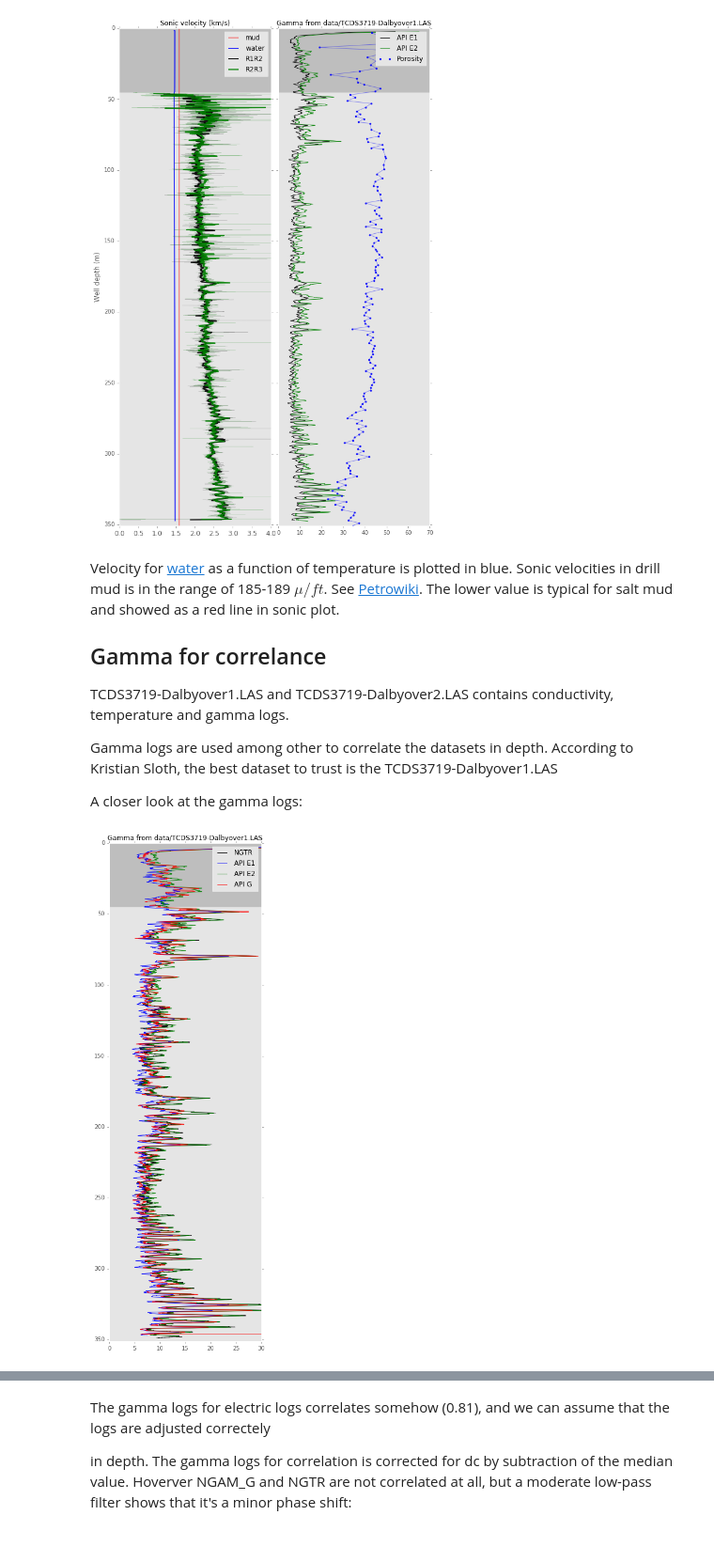
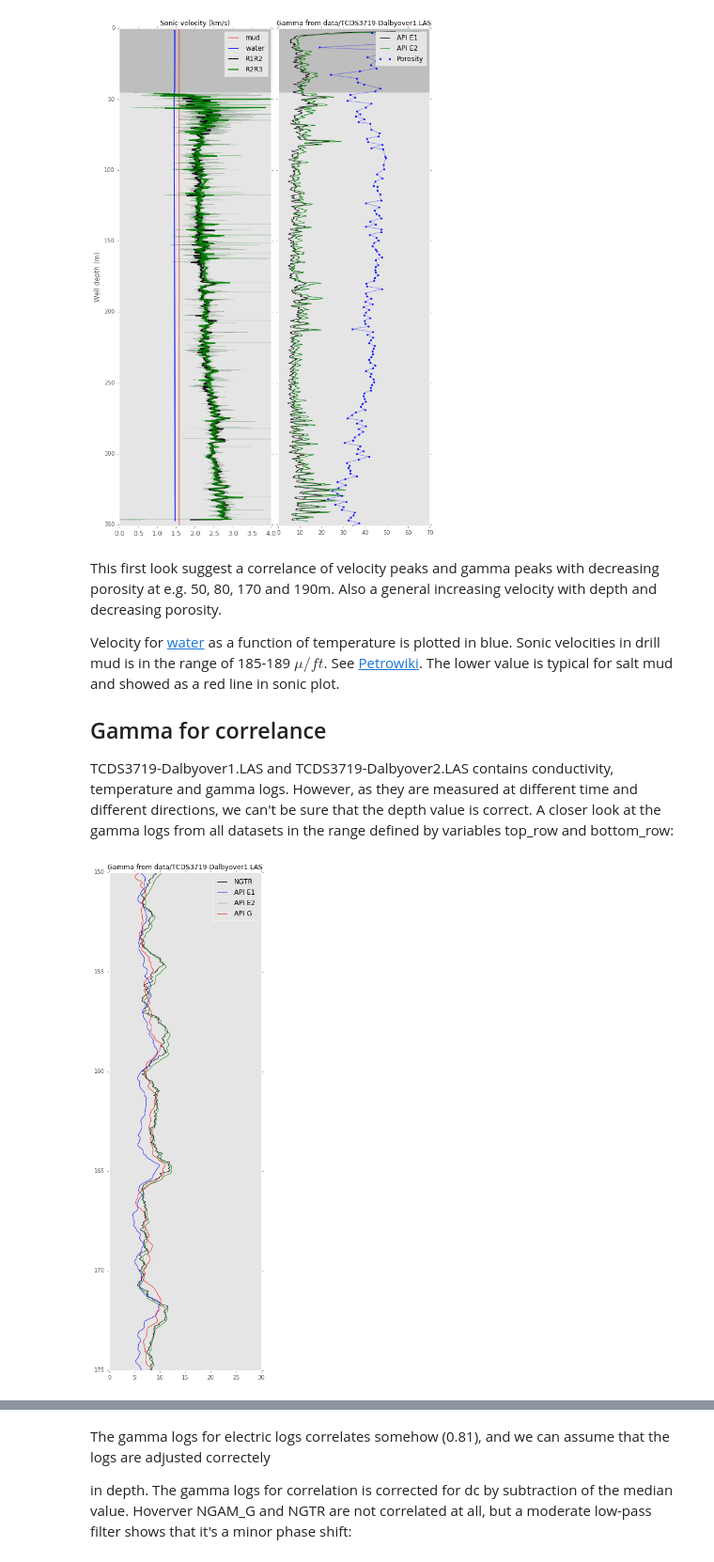
Before and after one commit to TobbeTripitaka/Dalbyover, a Jupyter notebook: Dalbyover sonic log.ipynb, the cells around one changed output, grey strips where cells are left out. Shown at 94% size. Saved outputs shown, nothing was run; the diff lists cells and outputs as text; code cells hidden in the pictures.

```diff
--- a/Dalbyover sonic log.ipynb
+++ b/Dalbyover sonic log.ipynb
@@ -15,3 +1,25 @@ Instructions:
+# %%
+# Dalbyover 59.459
+
+## Introduction
+This report with Python/pandas script is based on data from the drilling at Dalbyobver in Jutland, Denmark and iPython notebook. The report is a tutorial of how various data is imported into a dataframe for further imaging and processing. The data is tested and filters are constructed.
+
+Wireline logs originates from a number of measurements and it appears clear that they are not entirely adjusted in depth. Gamma data is used to depth match the datasets based on the most relyable dataset. I introduce a method of cross-correlance of the whole dataset, but also how the data can be divided in _depth slices_.
+
+Kristian Sloth had more information of the the data acquisition:
+
+<blockquote>In [the] data set I have performed depth correction based on the strong gamma peaks in the lower part of the well, and using TCDS3719-Dalbyover1 as the reference because we know for certain that this well log was recorded from ground level. I had to adjust TRGS8068-Dalbyover4 up by 69 cm and TRGS8068-Dalbyover5 up by 7 cm. After depth correction I merged the two files at 113,68 m depth where their gamma values coincided.</blockquote>
+
+Some convertions are discussed and applied on the data.Resistivity data is temperature-corrected and permeability is converted to Klinkenberg.
+
+Finally the data is compared and formation factor is calculated and discussed briefly.
+
+The interest in the dataset from my point of wiew, started with an aim of createing a better velocity model to use for NMO of reflection seismic data, and possible correlation of S and P-wave seismics. However, the upper 40m, the most interesting depths for us, is unfortunately missing. The well needed a steel casting to not collaps and sonic logs are not correct.
+
+## Import Python modules and packages
+
+A number of modules are used in this small project. Pandas is a data analyst package the resemblance R. Data is stored in dataframes, an array with named columns and rows. Numpy is a fast matrix format, matplotlib is used for plotting. A few scipy functions are aslo used for curve-fitting.
+_%matplotlib inline_ forces Jupyter to generate plots inline fith markup texts and code. A few matplotlib parameters are set, _plt.style.use('ggplot')_ sets a nice style to the plots and a standard size is also specified.
 # %%
 #Plot in document
 %matplotlib inline
@@ -290,39 +307,36 @@ plt.show()
 # %% [output]
 [figure]
 # %% [markdown]
+This first look suggest a correlance of velocity peaks and gamma peaks with decreasing porosity at e.g. 50, 80, 170 and 190m. Also a general increasing velocity with depth and decreasing porosity.
+
 Velocity for [water](http://www.sciencedirect.com/science/article/pii/S030156299800091X) as a function of temperature is plotted in blue.
 Sonic velocities in drill mud is in the range of 185-189 $\mu/ ft$. See [Petrowiki](http://petrowiki.org/Porosity_evaluation_with_acoustic_logging). The lower value is typical for salt mud and showed as a red line in sonic plot.
 
 ## Gamma for correlance
-TCDS3719-Dalbyover1.LAS and TCDS3719-Dalbyover2.LAS contains conductivity, temperature and gamma logs.
-
-Gamma logs are used among other to correlate the datasets in depth. According to Kristian Sloth, the best dataset to trust is the  TCDS3719-Dalbyover1.LAS
-
-A closer look at the gamma logs:
+TCDS3719-Dalbyover1.LAS and TCDS3719-Dalbyover2.LAS contains conductivity, temperature and gamma logs. However, as they are measured at different time and different directions, we can't be sure that the depth value is correct.
+A closer look at the gamma logs from all datasets in the range defined by variables top_row and bottom_row:
 # %%
 fig = plt.figure(figsize=(10,16))
 fig.subplots_adjust(wspace=0.05)
 
-top_row = 0
-bottom_row = 351
+top_row = 150
+bottom_row = 175
 
 # Plot gamma
 ax0 = plt.subplot(122, sharey=ax1)
 plt.title('Gamma from %s'%in_electric[0], fontsize = 12)
 well_plot(smooth_filter(data['NGTR'],101), lw=0.9, color ='black', label='NGTR')
 well_plot(smooth_filter(data['NGAM_E1'],101), lw=0.9, color ='blue', label='API E1')
 well_plot(smooth_filter(data['NGAM_E2'],101), lw=0.9, color ='green', label='API E2')
 well_plot(smooth_filter(data['NGAM_G'],101), lw=0.9, color ='red', label='API G')
 
-
-
 plt.xlim(0, 30)
 plt.ylim(bottom_row,top_row)
 plt.setp(ax2.get_yticklabels(), visible=False)
 casing_plot()
 plt.grid()
 plt.legend()
 
 plt.show()
 # %% [output]
-[figure, old version]
+[figure, new version]
```
Also changed, not shown: parts of 28 cells of this notebook, 1 other file.
